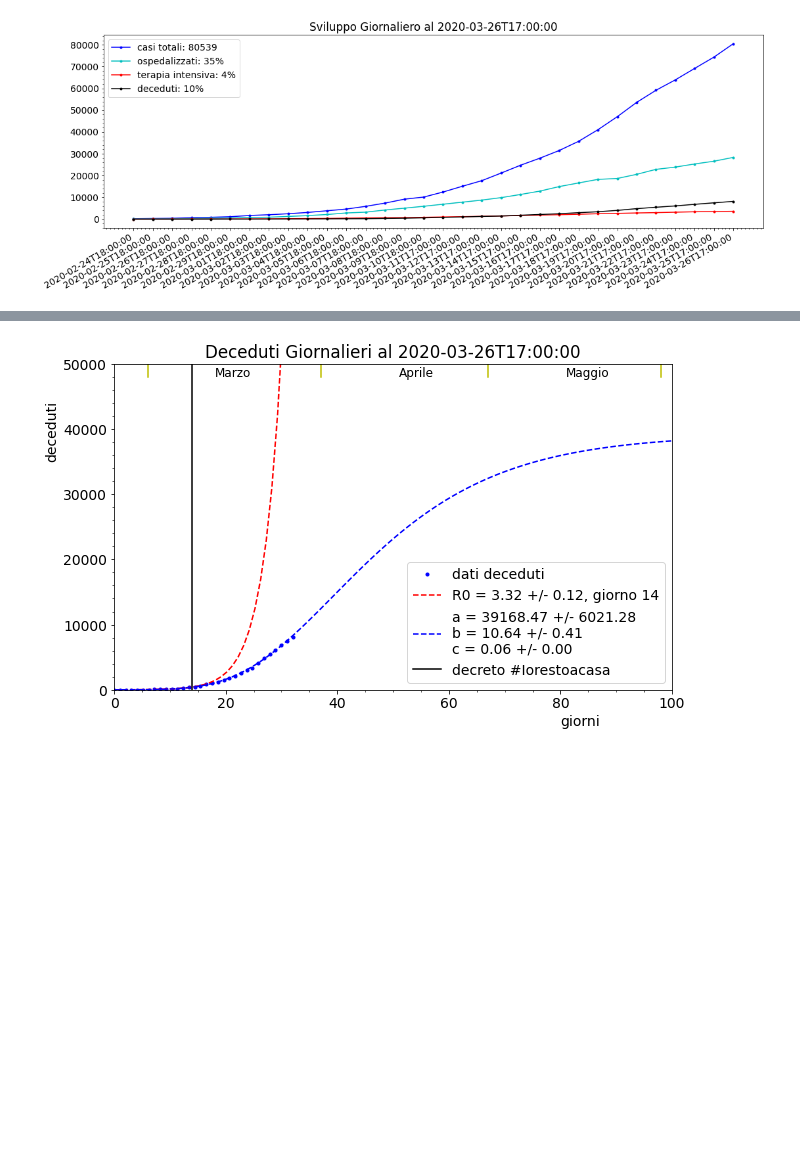
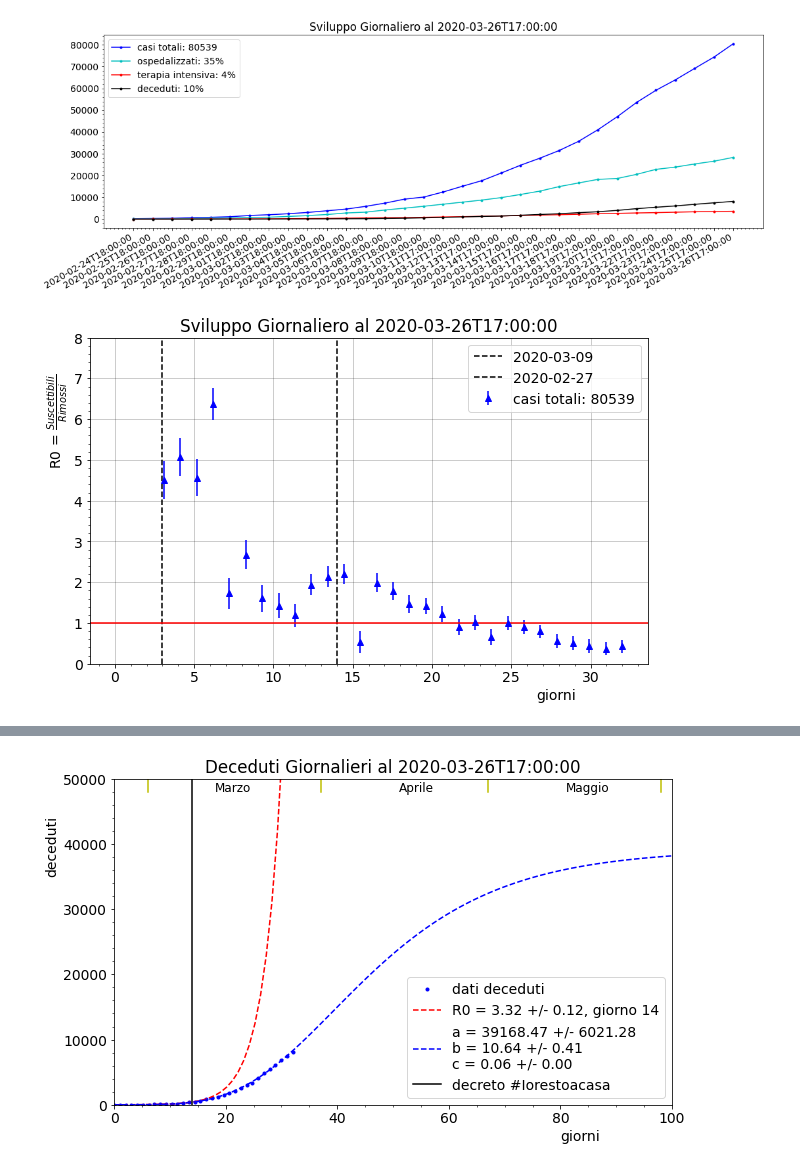
Before and after one commit to lorenzopaolucci/studenti, a Jupyter notebook: covid19.ipynb, the cells around one changed output, grey strips where cells are left out. Drawn from its saved outputs; the diff is of its cells as text; code cells hidden in the pictures; blank space fills up the shorter version.

```diff
--- a/covid19.ipynb
+++ b/covid19.ipynb
@@ -55,5 +55,31 @@ def Logistic(x, L, k, x0):
 def Gompertz(x, a, b, c):
 # https://en.wikipedia.org/wiki/Gompertz_function
     return a * np.exp(-b * np.exp(-c * x))
+# %%
+
+fig, ax = plt.subplots(figsize=(10,6))
+x = np.linspace(0, len(df['data']), len(df['data']))
+err = np.sqrt(np.sqrt(df['nuovi_attualmente_positivi'])/df['nuovi_attualmente_positivi'] +
+              np.sqrt(df['dimessi_guariti'])/df['dimessi_guariti'])
+ax.errorbar(x, df['nuovi_attualmente_positivi']/df['dimessi_guariti'], yerr=err,
+        fmt='b^', label='casi totali: '+str(np.array(df['totale_casi'])[-1]))
+ax.set_title('Sviluppo Giornaliero al '+str(np.array(df['data'])[-1]))
+
+day=14
+ax.axvline(day, color='black', linestyle='--', label='{:s}'.format(df.iloc[day, 0][0:10]))
+day=3
+ax.axvline(day, color='black', linestyle='--', label='{:s}'.format(df.iloc[day, 0][0:10]))
+ax.set_xlabel('giorni', horizontalalignment = 'left', x=0.8)
+ax.set_ylabel(r'R0 = $\frac{Suscettibili}{Rimossi}$', horizontalalignment = 'left', y=0.6)
+
+ax.axhline(1, color='red')
+ax.legend(loc=0)
+ax.set_ylim(0,8)
+#ax.set_yscale('log')
+plt.grid(color='k', linestyle='-', linewidth=1, alpha=0.2)
+plt.minorticks_on()
+plt.show()
+# %% [output]
+[figure, added]
 # %%
 from scipy.optimize import curve_fit
```
Also changed, not shown: parts of 5 cells of this notebook.
